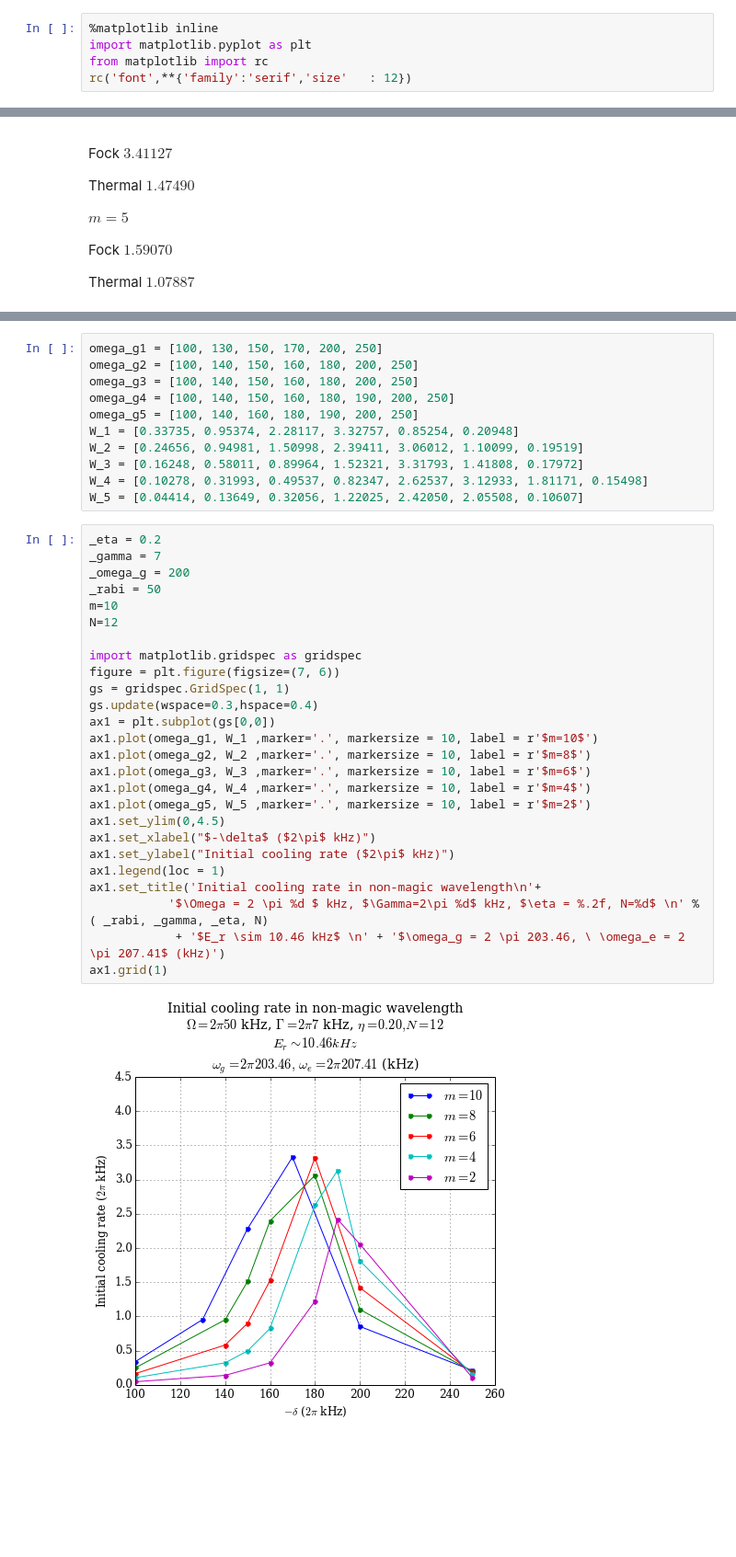
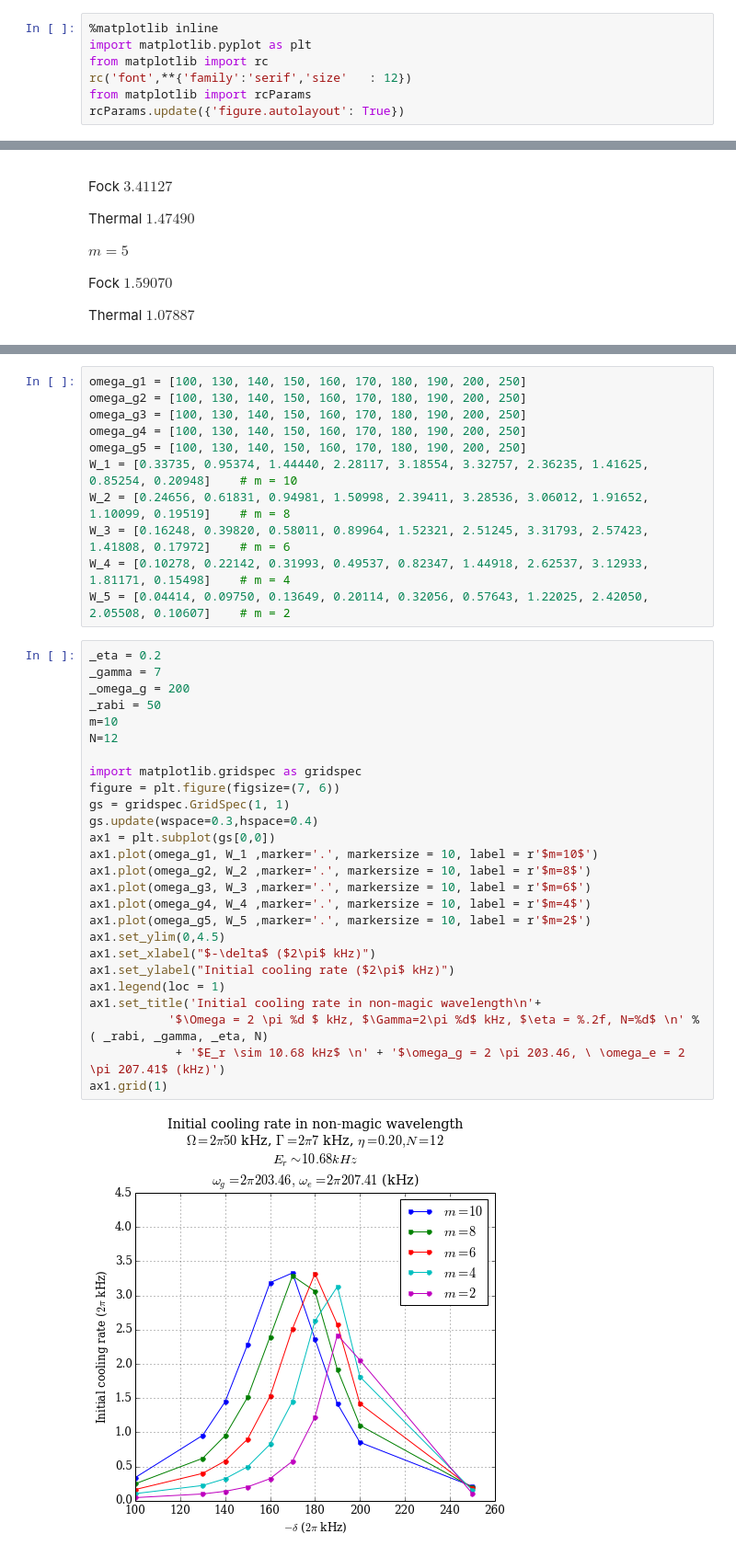
Before and after one commit to caridlin/SidebandCoolingTheory, a Jupyter notebook: Cooling rate.ipynb, the cells around one changed output, grey strips where cells are left out. Shown at 92% size. Saved outputs shown, nothing was run; the diff lists cells and outputs as text; blank space fills up the shorter version.

```diff
--- a/Cooling rate.ipynb
+++ b/Cooling rate.ipynb
@@ -3,6 +3,8 @@
 import matplotlib.pyplot as plt
 from matplotlib import rc
 rc('font',**{'family':'serif','size'   : 12})
+from matplotlib import rcParams
+rcParams.update({'figure.autolayout': True})
 # %%
 Omega_1 = [10/7, 50/7, 200/7]
 Omega_2 = [30/7, 50/7, 100/7, 200/7, 500/7]
@@ -222,39 +402,39 @@ Thermal $1.07887$
 # %%
-omega_g1 = [100, 130, 150, 170, 200, 250]
-omega_g2 = [100, 140, 150, 160, 180, 200, 250]
-omega_g3 = [100, 140, 150, 160, 180, 200, 250]
-omega_g4 = [100, 140, 150, 160, 180, 190, 200, 250]
-omega_g5 = [100, 140, 160, 180, 190, 200, 250]
-W_1 = [0.33735, 0.95374, 2.28117, 3.32757, 0.85254, 0.20948]
-W_2 = [0.24656, 0.94981, 1.50998, 2.39411, 3.06012, 1.10099, 0.19519]
-W_3 = [0.16248, 0.58011, 0.89964, 1.52321, 3.31793, 1.41808, 0.17972]
-W_4 = [0.10278, 0.31993, 0.49537, 0.82347, 2.62537, 3.12933, 1.81171, 0.15498]
-W_5 = [0.04414, 0.13649, 0.32056, 1.22025, 2.42050, 2.05508, 0.10607]
+omega_g1 = [100, 130, 140, 150, 160, 170, 180, 190, 200, 250]
+omega_g2 = [100, 130, 140, 150, 160, 170, 180, 190, 200, 250]
+omega_g3 = [100, 130, 140, 150, 160, 170, 180, 190, 200, 250]
+omega_g4 = [100, 130, 140, 150, 160, 170, 180, 190, 200, 250]
+omega_g5 = [100, 130, 140, 150, 160, 170, 180, 190, 200, 250]
+W_1 = [0.33735, 0.95374, 1.44440, 2.28117, 3.18554, 3.32757, 2.36235, 1.41625, 0.85254, 0.20948]    # m = 10
+W_2 = [0.24656, 0.61831, 0.94981, 1.50998, 2.39411, 3.28536, 3.06012, 1.91652, 1.10099, 0.19519]    # m = 8
+W_3 = [0.16248, 0.39820, 0.58011, 0.89964, 1.52321, 2.51245, 3.31793, 2.57423, 1.41808, 0.17972]    # m = 6
+W_4 = [0.10278, 0.22142, 0.31993, 0.49537, 0.82347, 1.44918, 2.62537, 3.12933, 1.81171, 0.15498]    # m = 4
+W_5 = [0.04414, 0.09750, 0.13649, 0.20114, 0.32056, 0.57643, 1.22025, 2.42050, 2.05508, 0.10607]    # m = 2
 # %%
 _eta = 0.2
 _gamma = 7
 _omega_g = 200
 _rabi = 50
 m=10
 N=12
 
 import matplotlib.gridspec as gridspec
 figure = plt.figure(figsize=(7, 6))
 gs = gridspec.GridSpec(1, 1)
 gs.update(wspace=0.3,hspace=0.4)
 ax1 = plt.subplot(gs[0,0])
 ax1.plot(omega_g1, W_1 ,marker='.', markersize = 10, label = r'$m=10$')
 ax1.plot(omega_g2, W_2 ,marker='.', markersize = 10, label = r'$m=8$')
 ax1.plot(omega_g3, W_3 ,marker='.', markersize = 10, label = r'$m=6$')
 ax1.plot(omega_g4, W_4 ,marker='.', markersize = 10, label = r'$m=4$')
 ax1.plot(omega_g5, W_5 ,marker='.', markersize = 10, label = r'$m=2$')
 ax1.set_ylim(0,4.5)
 ax1.set_xlabel("$-\delta$ ($2\pi$ kHz)")
 ax1.set_ylabel("Initial cooling rate ($2\pi$ kHz)")
 ax1.legend(loc = 1)
 ax1.set_title('Initial cooling rate in non-magic wavelength\n'+
            '$\Omega = 2 \pi %d $ kHz, $\Gamma=2\pi %d$ kHz, $\eta = %.2f, N=%d$ \n' % ( _rabi, _gamma, _eta, N)
-            + '$E_r \sim 10.46 kHz$ \n' + '$\omega_g = 2 \pi 203.46, \ \omega_e = 2 \pi 207.41$ (kHz)')
+            + '$E_r \sim 10.68 kHz$ \n' + '$\omega_g = 2 \pi 203.46, \ \omega_e = 2 \pi 207.41$ (kHz)')
 ax1.grid(1)
 # %% [output]
-[figure, old version]
+[figure, new version]
```
Also changed, not shown: parts of 17 cells of this notebook.
